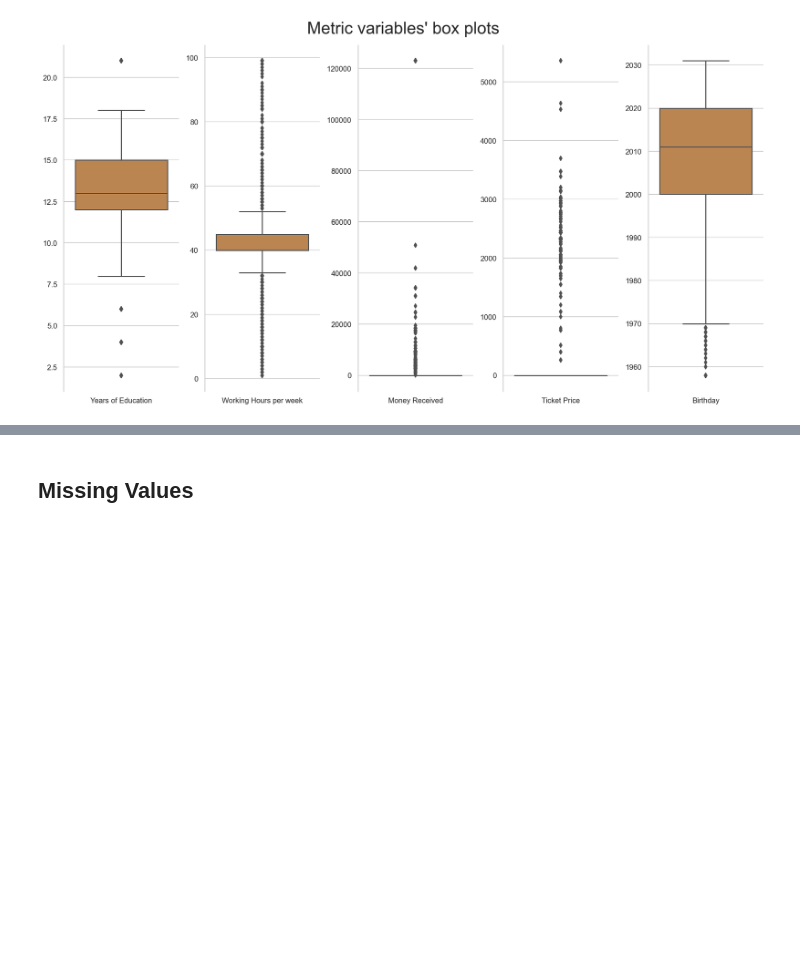
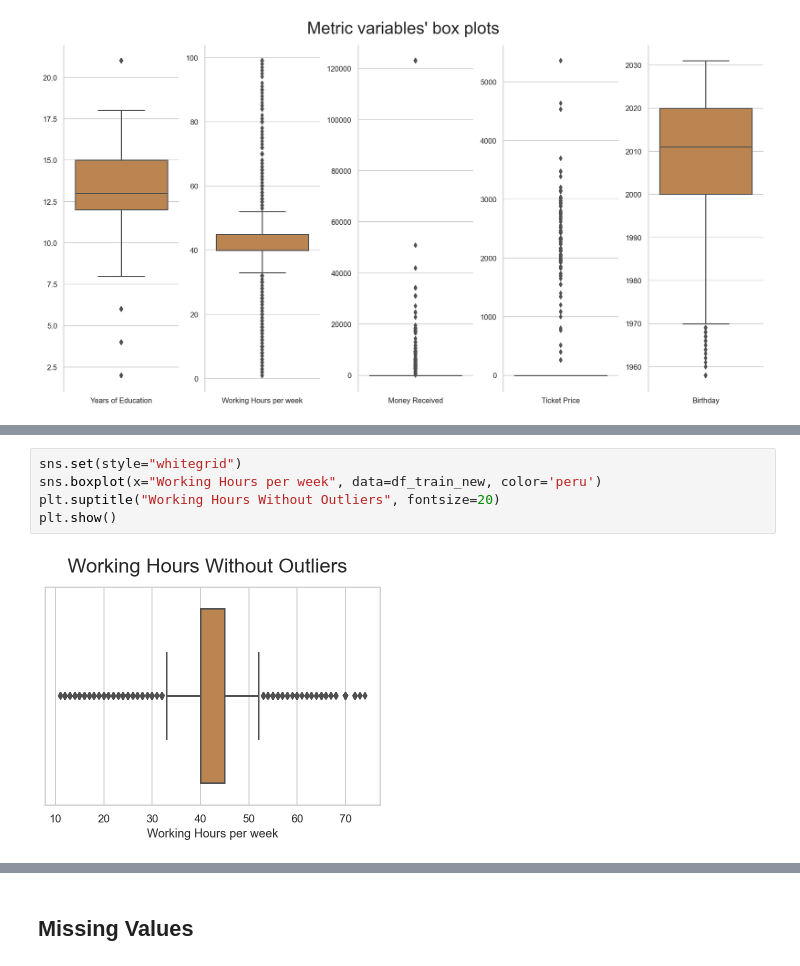
Before and after one commit to VascoPestana/ml_2020, a Jupyter notebook: ML_NOVOOO.ipynb, the cells around one changed output, grey strips where cells are left out. Cells and saved outputs as stored; diff of their text form; blank space fills up the shorter version.

```diff
--- a/ML_NOVOOO.ipynb
+++ b/ML_NOVOOO.ipynb
@@ -424,0 +474,7 @@ df_train[df_train["Years of Education"]==2]
+# %%
+sns.set(style="whitegrid")
+sns.boxplot(x="Working Hours per week", data=df_train_new, color='peru')
+plt.suptitle("Working Hours Without Outliers", fontsize=20)
+plt.show()
+# %% [output]
+[figure, added]
```
Also changed, not shown: parts of 43 cells of this notebook.
